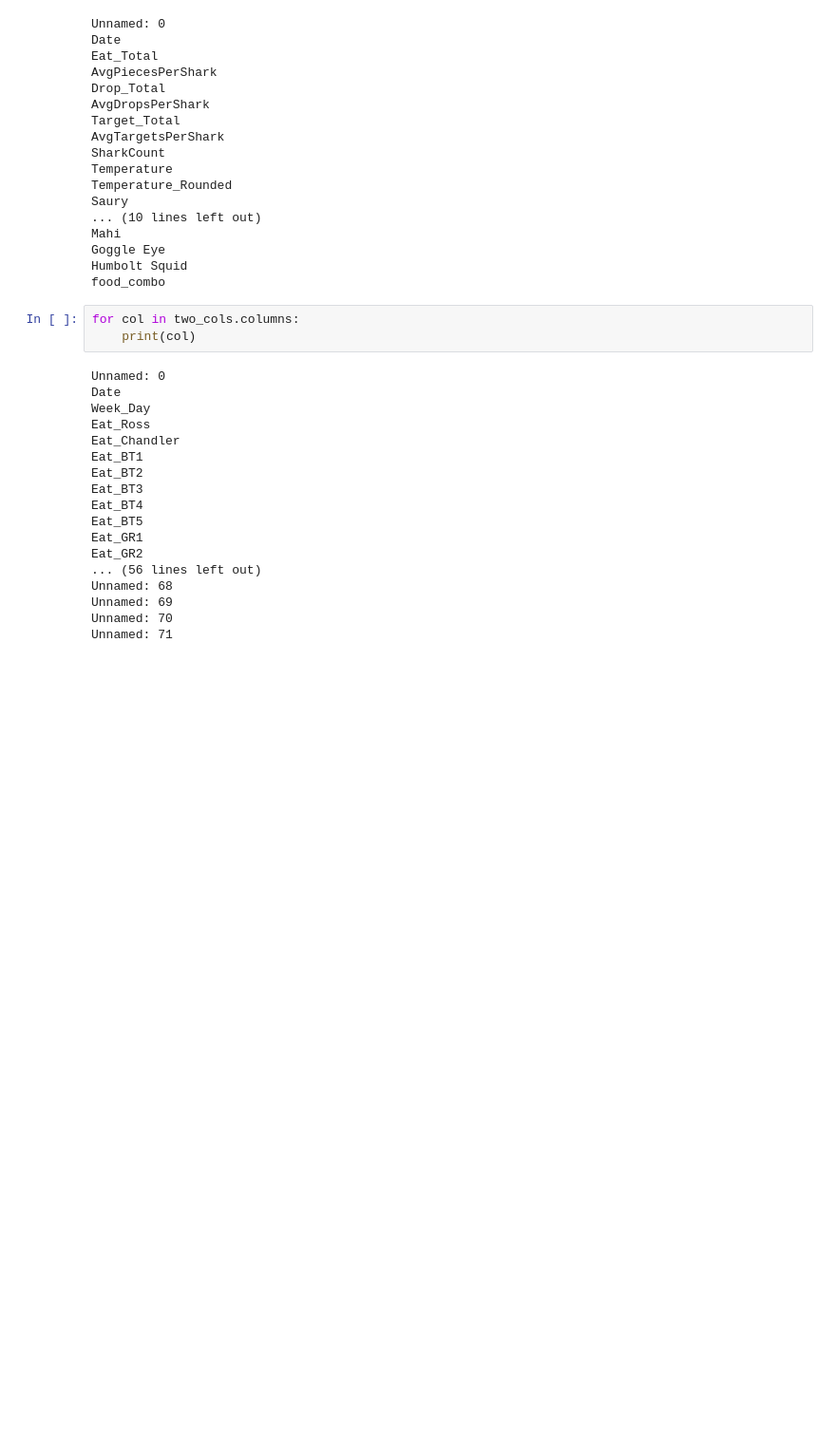
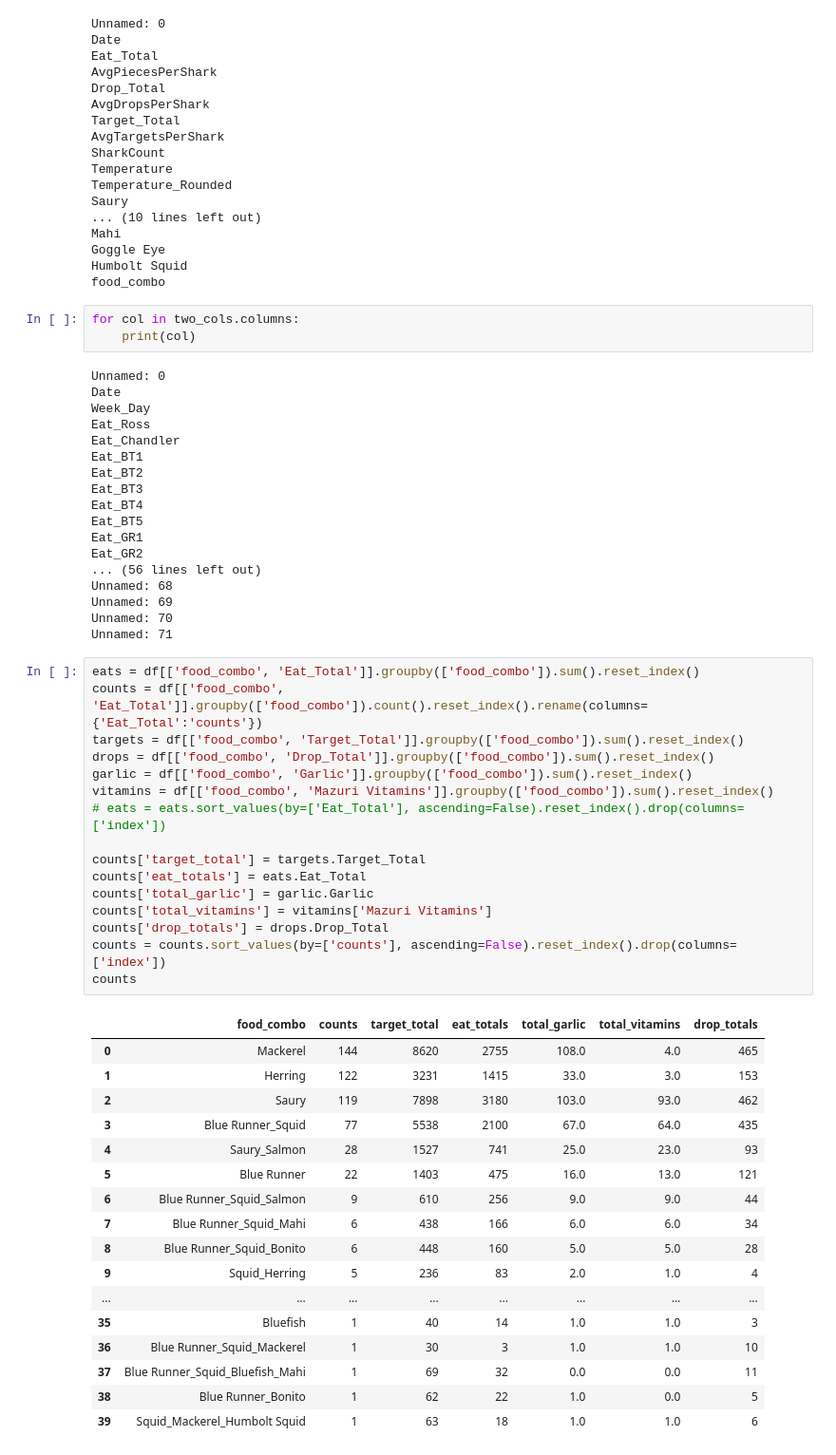
Before and after one commit to Data-Science-in-Business-Fall-2020/final-project-spencer_parker_chris, a Jupyter notebook: data-cleaning-spencer.ipynb, the cells around one changed output. Shown at 95% size. Cells and saved outputs as stored; diff of their text form; blank space fills up the shorter version.

Commit message:
added summary table of food_combo, total eats/targets/drops, garlics & vitamins

```diff
--- a/data-cleaning-spencer.ipynb
+++ b/data-cleaning-spencer.ipynb
@@ -124,3 +146,37 @@ Unnamed: 68
 Unnamed: 69
 Unnamed: 70
 Unnamed: 71
+# %%
+eats = df[['food_combo', 'Eat_Total']].groupby(['food_combo']).sum().reset_index()
+counts = df[['food_combo', 'Eat_Total']].groupby(['food_combo']).count().reset_index().rename(columns={'Eat_Total':'counts'})
+targets = df[['food_combo', 'Target_Total']].groupby(['food_combo']).sum().reset_index()
+drops = df[['food_combo', 'Drop_Total']].groupby(['food_combo']).sum().reset_index()
+garlic = df[['food_combo', 'Garlic']].groupby(['food_combo']).sum().reset_index()
+vitamins = df[['food_combo', 'Mazuri Vitamins']].groupby(['food_combo']).sum().reset_index()
+# eats = eats.sort_values(by=['Eat_Total'], ascending=False).reset_index().drop(columns=['index'])
+
+counts['target_total'] = targets.Target_Total
+counts['eat_totals'] = eats.Eat_Total
+counts['total_garlic'] = garlic.Garlic
+counts['total_vitamins'] = vitamins['Mazuri Vitamins']
+counts['drop_totals'] = drops.Drop_Total
+counts = counts.sort_values(by=['counts'], ascending=False).reset_index().drop(columns=['index'])
+counts
+# %% [output]
+|  | food_combo | counts | target_total | eat_totals | total_garlic | total_vitamins | drop_totals |
+| 0 | Mackerel | 144 | 8620 | 2755 | 108.0 | 4.0 | 465 |
+| 1 | Herring | 122 | 3231 | 1415 | 33.0 | 3.0 | 153 |
+| 2 | Saury | 119 | 7898 | 3180 | 103.0 | 93.0 | 462 |
+| 3 | Blue Runner_Squid | 77 | 5538 | 2100 | 67.0 | 64.0 | 435 |
+| 4 | Saury_Salmon | 28 | 1527 | 741 | 25.0 | 23.0 | 93 |
+| 5 | Blue Runner | 22 | 1403 | 475 | 16.0 | 13.0 | 121 |
+| 6 | Blue Runner_Squid_Salmon | 9 | 610 | 256 | 9.0 | 9.0 | 44 |
+| 7 | Blue Runner_Squid_Mahi | 6 | 438 | 166 | 6.0 | 6.0 | 34 |
+| 8 | Blue Runner_Squid_Bonito | 6 | 448 | 160 | 5.0 | 5.0 | 28 |
+| 9 | Squid_Herring | 5 | 236 | 83 | 2.0 | 1.0 | 4 |
+| ... | ... | ... | ... | ... | ... | ... | ... |
+| 35 | Bluefish | 1 | 40 | 14 | 1.0 | 1.0 | 3 |
+| 36 | Blue Runner_Squid_Mackerel | 1 | 30 | 3 | 1.0 | 1.0 | 10 |
+| 37 | Blue Runner_Squid_Bluefish_Mahi | 1 | 69 | 32 | 0.0 | 0.0 | 11 |
+| 38 | Blue Runner_Bonito | 1 | 62 | 22 | 1.0 | 0.0 | 5 |
+| 39 | Squid_Mackerel_Humbolt Squid | 1 | 63 | 18 | 1.0 | 1.0 | 6 |
```
Also changed, not shown: parts of 1 cell of this notebook.
